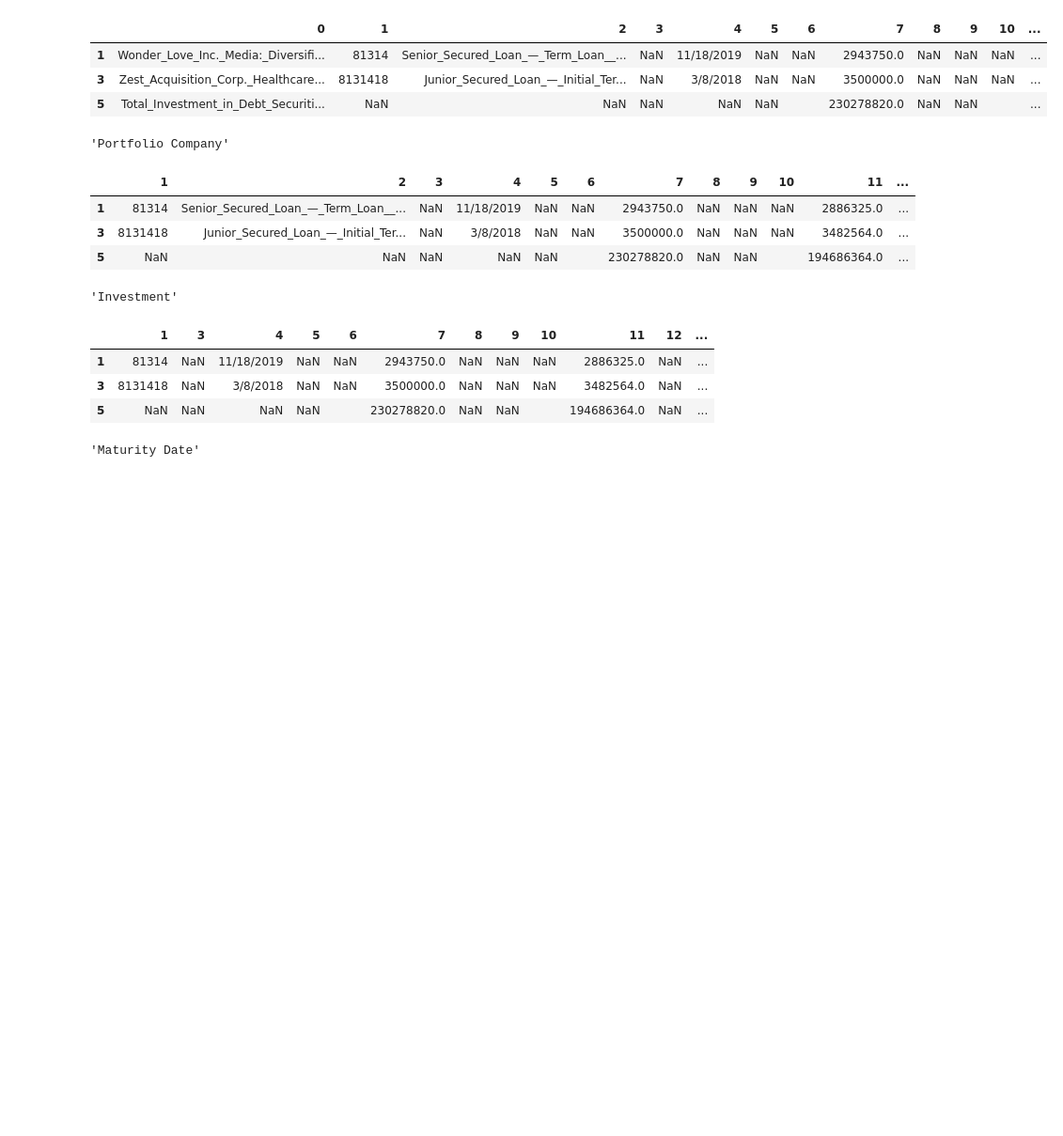
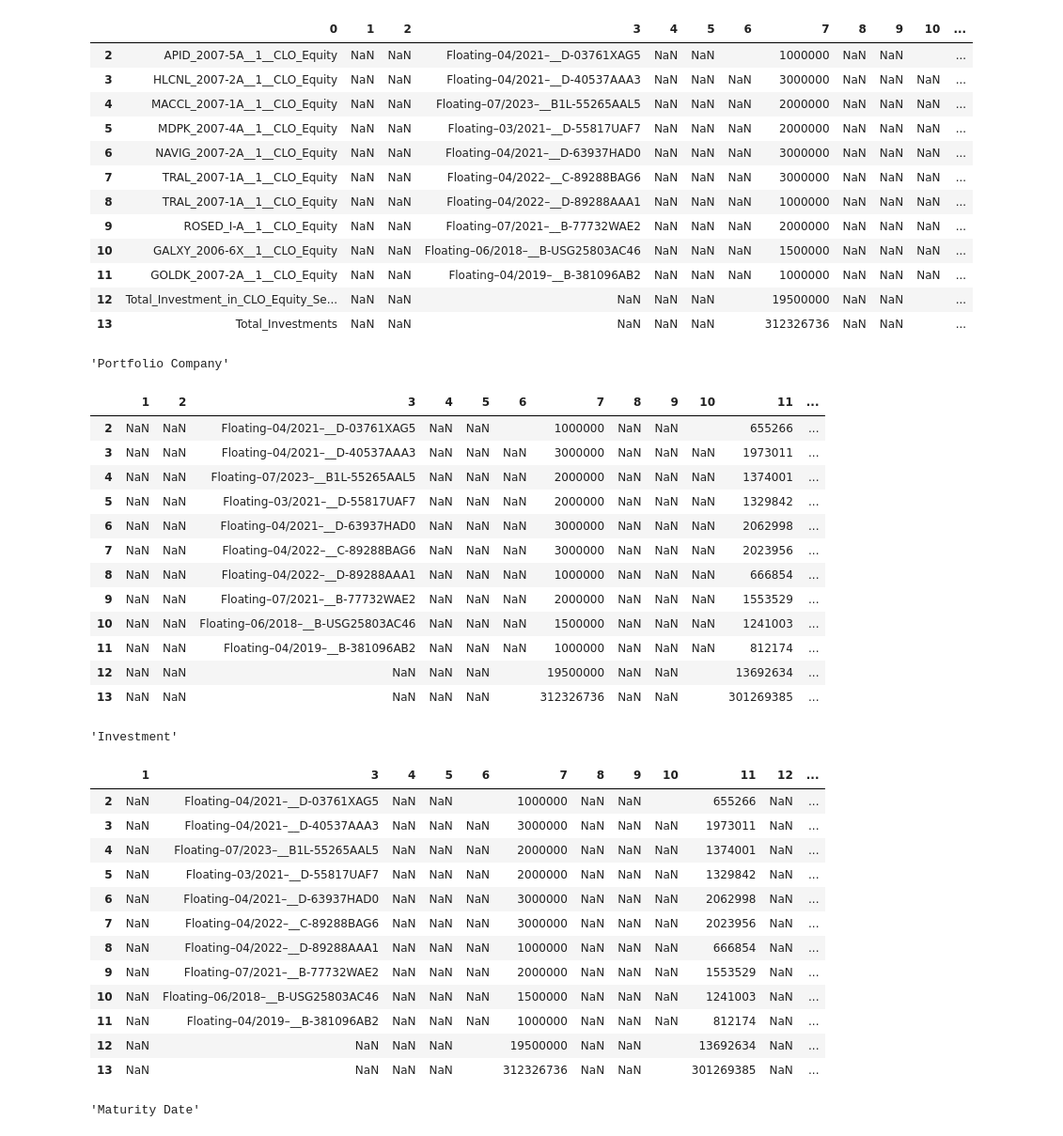
Before and after one commit to Coffee-Code-Philly-Accelerator/sec_filings, a Jupyter notebook: 1372807/debugging.ipynb, the cells around one changed output. Shown at 94% size. Saved outputs shown, nothing was run; the diff lists cells and outputs as text; code cells hidden in the pictures; blank space fills up the shorter version.

```diff
--- a/1372807/debugging.ipynb
+++ b/1372807/debugging.ipynb
@@ -487,11 +487,15 @@ cik = 1372807
 # %%
 import pandas as pd
 
-file_path = r'2019-12-31/Schedule_of_Investments_6.csv'
+file_path = r'2012-12-31/Schedule_of_Investments_25.csv'
 
 def except_rows()->tuple:
     return (
         'Debt_Securities_and_Bond_Portfolio',
+        'CLO__Fund_Securities',
+        'CLO__Fund_Securities',
+        'Debt_Securities_Portfolio',
+        'CLO_Investment'
     )
 
 def standard_field_names()->tuple:
@@ -500,6 +504,7 @@ def standard_field_names()->tuple:
         # 'Portfolio Company /Principal Business',
         'Percentage  Interest/  Shares',
         'Investment /Interest Rate /Maturity',
+        'Short-term Investments',
         # 'Principal',
         'Cost',
         'Value',
@@ -583,46 +588,73 @@ def _clean(
     df.replace([''],np.nan,regex=True,inplace=True) #':','$','%'
     df.dropna(axis=1,how='all',inplace=True)
 
     columns = (~df.isna()).sum(axis=0) < (4  if df.shape[0] > 12 else 2 if df.shape[0] == 4 else 0)
     df = df.drop(columns=df.columns[columns])
     return df.reset_index(drop=True),merge_pair_idxs
 
 
 merged_pair_idxs = {
-    'Portfolio Company': np.array([ True]+[False]*16),
+    'Portfolio Company': np.array([True]+[False]*16),
     'Investment': np.array([False,True]+[False]*15),
     'Maturity Date':np.array([False]*2+[True]+[False]*14),
     'Principal':np.array([False,False,False,False,True]+[False]*12),
     'Cost':np.array([False]*7+[True]+[False]*9),
     'Value':np.array([False]*10+[True]+[False]*6),
     '':np.array([True]+[False]*16)
 }
 # merged_pair_idxs = {}
 ex = exceptions()
 ex_rows = '|'.join(except_rows())
 df,merged_pair_idxs = _clean(file_path,except_rows=ex_rows,merged_pair_idxs=merged_pair_idxs)
 display(df)
 display(merged_pair_idxs)
 index_list = df.apply(
     lambda row:row.astype(str).str.contains(stopping_criterion(None), case=False, na=False).any(),
     axis=1
 )
 index_list_sum = index_list.sum()
 index_list_sum
 # %% [output]
 |  | 0 | 1 | 2 | 3 | 4 | 5 | 6 | 7 | 8 | 9 | 10 | ... |
-| 1 | Wonder_Love_Inc._Media:_Diversifi... | 81314 | Senior_Secured_Loan_—_Term_Loan__... | NaN | 11/18/2019 | NaN | NaN | 2943750.0 | NaN | NaN | NaN | ... |
-| 3 | Zest_Acquisition_Corp._Healthcare... | 8131418 | Junior_Secured_Loan_—_Initial_Ter... | NaN | 3/8/2018 | NaN | NaN | 3500000.0 | NaN | NaN | NaN | ... |
-| 5 | Total_Investment_in_Debt_Securiti... | NaN | NaN | NaN | NaN | NaN |  | 230278820.0 | NaN | NaN |  | ... |
+| 2 | APID_2007-5A__1__CLO_Equity | NaN | NaN | Floating–04/2021–__D-03761XAG5 | NaN | NaN |  | 1000000 | NaN | NaN |  | ... |
+| 3 | HLCNL_2007-2A__1__CLO_Equity | NaN | NaN | Floating–04/2021–__D-40537AAA3 | NaN | NaN | NaN | 3000000 | NaN | NaN | NaN | ... |
+| 4 | MACCL_2007-1A__1__CLO_Equity | NaN | NaN | Floating–07/2023–__B1L-55265AAL5 | NaN | NaN | NaN | 2000000 | NaN | NaN | NaN | ... |
+| 5 | MDPK_2007-4A__1__CLO_Equity | NaN | NaN | Floating–03/2021–__D-55817UAF7 | NaN | NaN | NaN | 2000000 | NaN | NaN | NaN | ... |
+| 6 | NAVIG_2007-2A__1__CLO_Equity | NaN | NaN | Floating–04/2021–__D-63937HAD0 | NaN | NaN | NaN | 3000000 | NaN | NaN | NaN | ... |
+| 7 | TRAL_2007-1A__1__CLO_Equity | NaN | NaN | Floating–04/2022–__C-89288BAG6 | NaN | NaN | NaN | 3000000 | NaN | NaN | NaN | ... |
+| 8 | TRAL_2007-1A__1__CLO_Equity | NaN | NaN | Floating–04/2022–__D-89288AAA1 | NaN | NaN | NaN | 1000000 | NaN | NaN | NaN | ... |
+| 9 | ROSED_I-A__1__CLO_Equity | NaN | NaN | Floating–07/2021–__B-77732WAE2 | NaN | NaN | NaN | 2000000 | NaN | NaN | NaN | ... |
+| 10 | GALXY_2006-6X__1__CLO_Equity | NaN | NaN | Floating–06/2018–__B-USG25803AC46 | NaN | NaN | NaN | 1500000 | NaN | NaN | NaN | ... |
+| 11 | GOLDK_2007-2A__1__CLO_Equity | NaN | NaN | Floating–04/2019–__B-381096AB2 | NaN | NaN | NaN | 1000000 | NaN | NaN | NaN | ... |
+| 12 | Total_Investment_in_CLO_Equity_Se... | NaN | NaN | NaN | NaN | NaN |  | 19500000 | NaN | NaN |  | ... |
+| 13 | Total_Investments | NaN | NaN | NaN | NaN | NaN |  | 312326736 | NaN | NaN |  | ... |
 'Portfolio Company'
 |  | 1 | 2 | 3 | 4 | 5 | 6 | 7 | 8 | 9 | 10 | 11 | ... |
-| 1 | 81314 | Senior_Secured_Loan_—_Term_Loan__... | NaN | 11/18/2019 | NaN | NaN | 2943750.0 | NaN | NaN | NaN | 2886325.0 | ... |
-| 3 | 8131418 | Junior_Secured_Loan_—_Initial_Ter... | NaN | 3/8/2018 | NaN | NaN | 3500000.0 | NaN | NaN | NaN | 3482564.0 | ... |
-| 5 | NaN | NaN | NaN | NaN | NaN |  | 230278820.0 | NaN | NaN |  | 194686364.0 | ... |
+| 2 | NaN | NaN | Floating–04/2021–__D-03761XAG5 | NaN | NaN |  | 1000000 | NaN | NaN |  | 655266 | ... |
+| 3 | NaN | NaN | Floating–04/2021–__D-40537AAA3 | NaN | NaN | NaN | 3000000 | NaN | NaN | NaN | 1973011 | ... |
+| 4 | NaN | NaN | Floating–07/2023–__B1L-55265AAL5 | NaN | NaN | NaN | 2000000 | NaN | NaN | NaN | 1374001 | ... |
+| 5 | NaN | NaN | Floating–03/2021–__D-55817UAF7 | NaN | NaN | NaN | 2000000 | NaN | NaN | NaN | 1329842 | ... |
+| 6 | NaN | NaN | Floating–04/2021–__D-63937HAD0 | NaN | NaN | NaN | 3000000 | NaN | NaN | NaN | 2062998 | ... |
+| 7 | NaN | NaN | Floating–04/2022–__C-89288BAG6 | NaN | NaN | NaN | 3000000 | NaN | NaN | NaN | 2023956 | ... |
+| 8 | NaN | NaN | Floating–04/2022–__D-89288AAA1 | NaN | NaN | NaN | 1000000 | NaN | NaN | NaN | 666854 | ... |
+| 9 | NaN | NaN | Floating–07/2021–__B-77732WAE2 | NaN | NaN | NaN | 2000000 | NaN | NaN | NaN | 1553529 | ... |
+| 10 | NaN | NaN | Floating–06/2018–__B-USG25803AC46 | NaN | NaN | NaN | 1500000 | NaN | NaN | NaN | 1241003 | ... |
+| 11 | NaN | NaN | Floating–04/2019–__B-381096AB2 | NaN | NaN | NaN | 1000000 | NaN | NaN | NaN | 812174 | ... |
+| 12 | NaN | NaN | NaN | NaN | NaN |  | 19500000 | NaN | NaN |  | 13692634 | ... |
+| 13 | NaN | NaN | NaN | NaN | NaN |  | 312326736 | NaN | NaN |  | 301269385 | ... |
 'Investment'
 |  | 1 | 3 | 4 | 5 | 6 | 7 | 8 | 9 | 10 | 11 | 12 | ... |
-| 1 | 81314 | NaN | 11/18/2019 | NaN | NaN | 2943750.0 | NaN | NaN | NaN | 2886325.0 | NaN | ... |
-| 3 | 8131418 | NaN | 3/8/2018 | NaN | NaN | 3500000.0 | NaN | NaN | NaN | 3482564.0 | NaN | ... |
-| 5 | NaN | NaN | NaN | NaN |  | 230278820.0 | NaN | NaN |  | 194686364.0 | NaN | ... |
+| 2 | NaN | Floating–04/2021–__D-03761XAG5 | NaN | NaN |  | 1000000 | NaN | NaN |  | 655266 | NaN | ... |
+| 3 | NaN | Floating–04/2021–__D-40537AAA3 | NaN | NaN | NaN | 3000000 | NaN | NaN | NaN | 1973011 | NaN | ... |
+| 4 | NaN | Floating–07/2023–__B1L-55265AAL5 | NaN | NaN | NaN | 2000000 | NaN | NaN | NaN | 1374001 | NaN | ... |
+| 5 | NaN | Floating–03/2021–__D-55817UAF7 | NaN | NaN | NaN | 2000000 | NaN | NaN | NaN | 1329842 | NaN | ... |
+| 6 | NaN | Floating–04/2021–__D-63937HAD0 | NaN | NaN | NaN | 3000000 | NaN | NaN | NaN | 2062998 | NaN | ... |
+| 7 | NaN | Floating–04/2022–__C-89288BAG6 | NaN | NaN | NaN | 3000000 | NaN | NaN | NaN | 2023956 | NaN | ... |
+| 8 | NaN | Floating–04/2022–__D-89288AAA1 | NaN | NaN | NaN | 1000000 | NaN | NaN | NaN | 666854 | NaN | ... |
+| 9 | NaN | Floating–07/2021–__B-77732WAE2 | NaN | NaN | NaN | 2000000 | NaN | NaN | NaN | 1553529 | NaN | ... |
+| 10 | NaN | Floating–06/2018–__B-USG25803AC46 | NaN | NaN | NaN | 1500000 | NaN | NaN | NaN | 1241003 | NaN | ... |
+| 11 | NaN | Floating–04/2019–__B-381096AB2 | NaN | NaN | NaN | 1000000 | NaN | NaN | NaN | 812174 | NaN | ... |
+| 12 | NaN | NaN | NaN | NaN |  | 19500000 | NaN | NaN |  | 13692634 | NaN | ... |
+| 13 | NaN | NaN | NaN | NaN |  | 312326736 | NaN | NaN |  | 301269385 | NaN | ... |
 'Maturity Date'
 |  | 1 | 3 | 5 | 6 | 7 | 8 | 9 | 10 | 11 | 12 | 13 | ... |
```
Also changed, not shown: parts of 1 cell of this notebook, 1 other file.
